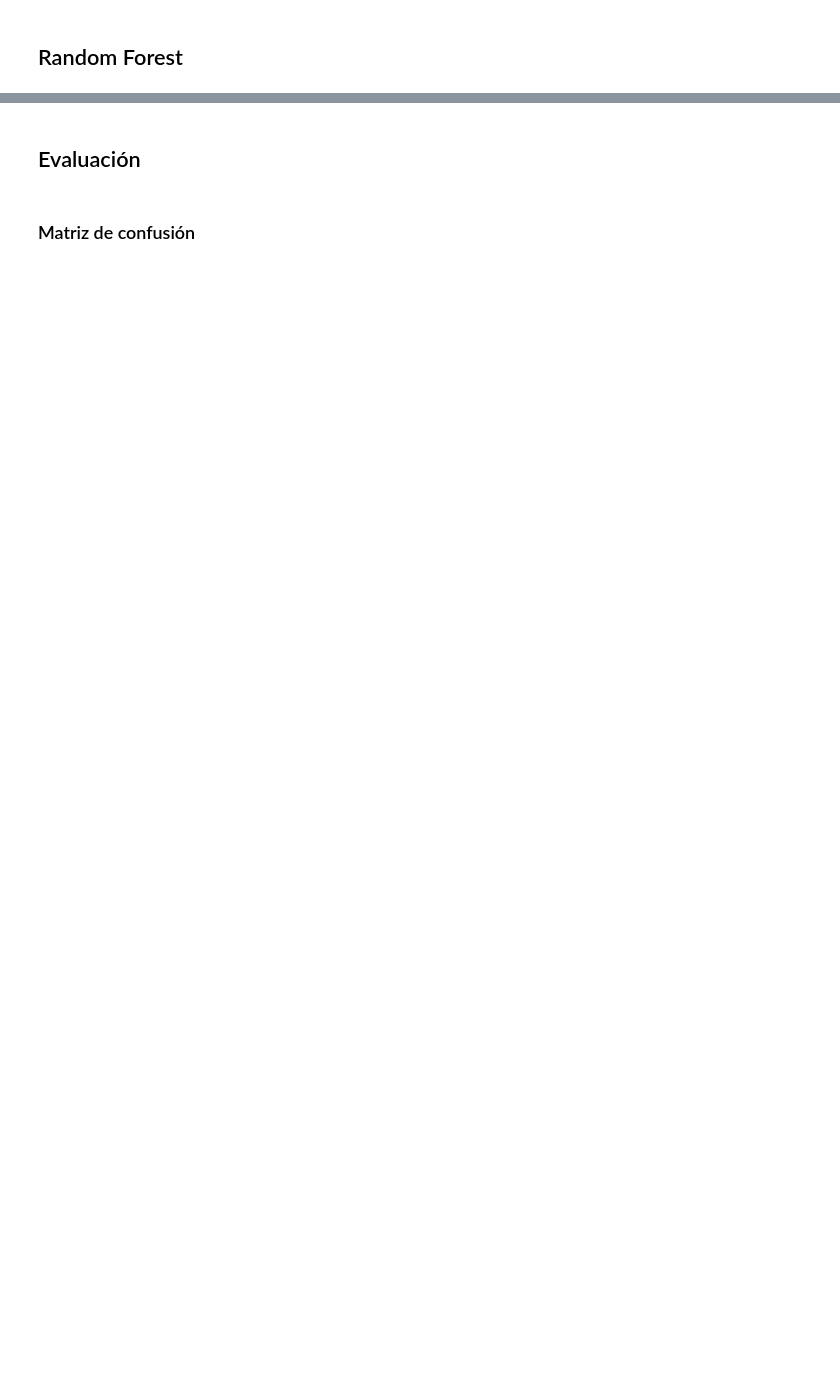
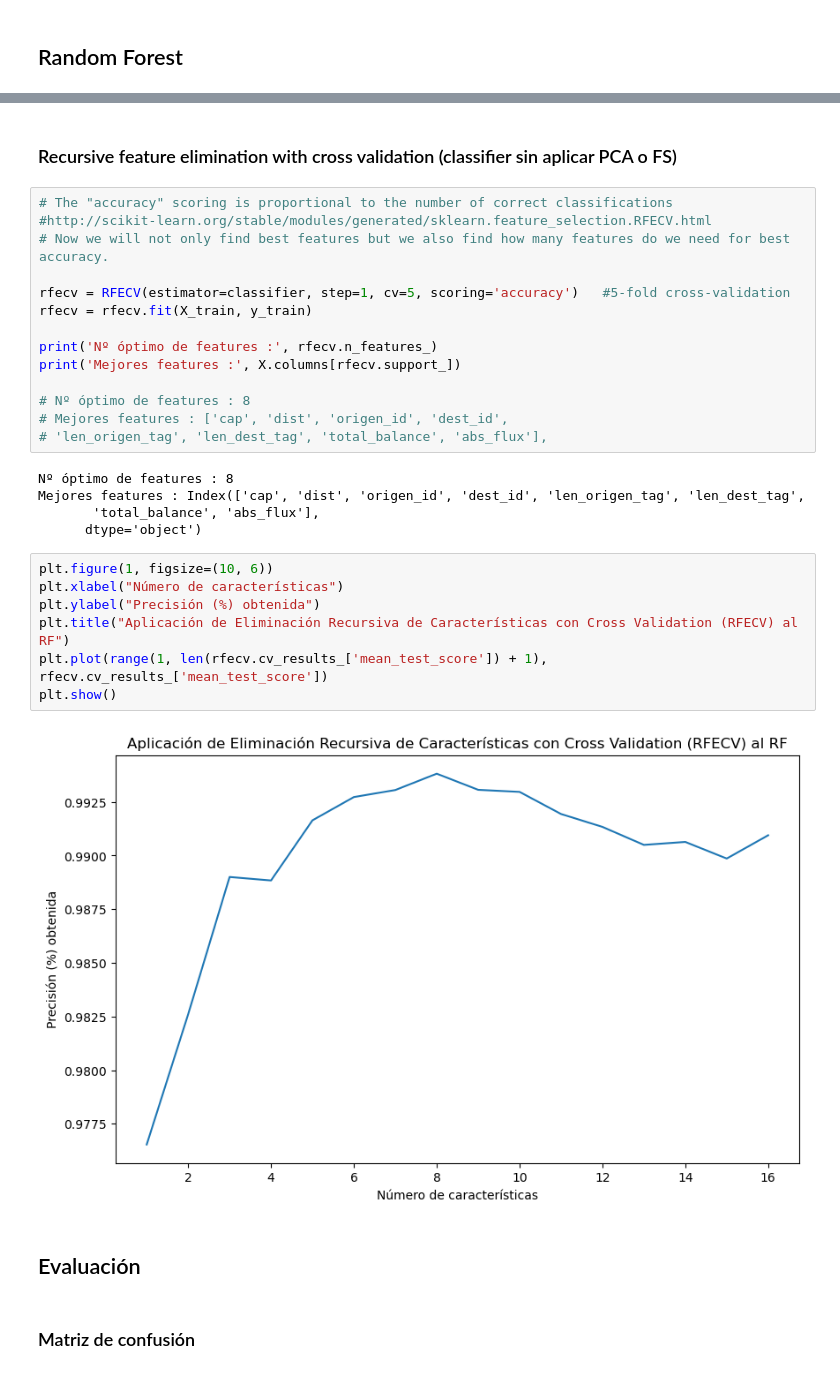
Before and after one commit to PaulaBartolomeMora/TFM, a Jupyter notebook: den2ne/rf.ipynb, the cells around one changed output, grey strips where cells are left out. Drawn from its saved outputs; the diff is of its cells as text; blank space fills up the shorter version.

```diff
--- a/den2ne/rf.ipynb
+++ b/den2ne/rf.ipynb
@@ -119,3 +177,33 @@ print(np.concatenate((y_pred.reshape(len(y_pred),1), y_test.reshape(len(y_test),
+# %% [markdown]
+### Recursive feature elimination with cross validation (classifier sin aplicar PCA o FS)
+# %%
+# The "accuracy" scoring is proportional to the number of correct classifications
+#http://scikit-learn.org/stable/modules/generated/sklearn.feature_selection.RFECV.html
+# Now we will not only find best features but we also find how many features do we need for best accuracy.
+
+rfecv = RFECV(estimator=classifier, step=1, cv=5, scoring='accuracy')   #5-fold cross-validation
+rfecv = rfecv.fit(X_train, y_train)
+
+print('Nº óptimo de features :', rfecv.n_features_)
+print('Mejores features :', X.columns[rfecv.support_])
+
+# Nº óptimo de features : 8
+# Mejores features : ['cap', 'dist', 'origen_id', 'dest_id',
+# 'len_origen_tag', 'len_dest_tag', 'total_balance', 'abs_flux'],
+# %% [output]
+Nº óptimo de features : 8
+Mejores features : Index(['cap', 'dist', 'origen_id', 'dest_id', 'len_origen_tag', 'len_dest_tag',
+       'total_balance', 'abs_flux'],
+      dtype='object')
+# %%
+plt.figure(1, figsize=(10, 6))
+plt.xlabel("Número de características")
+plt.ylabel("Precisión (%) obtenida")
+plt.title("Aplicación de Eliminación Recursiva de Características con Cross Validation (RFECV) al RF")
+plt.plot(range(1, len(rfecv.cv_results_['mean_test_score']) + 1), rfecv.cv_results_['mean_test_score'])
+plt.show()
+# %% [output]
+[figure, added]
 # %% [markdown]
 ## Evaluación
 # %% [markdown]
```
Also changed, not shown: parts of 34 cells of this notebook, 11 other files.
